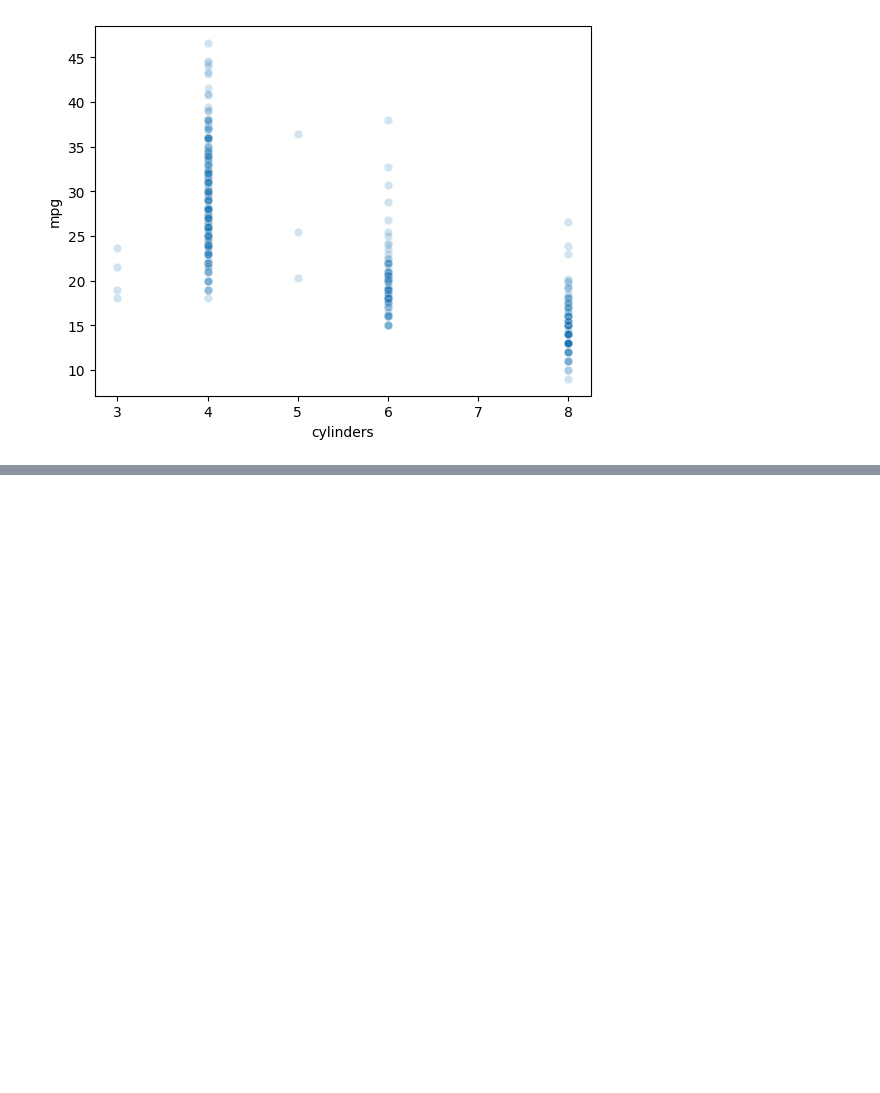
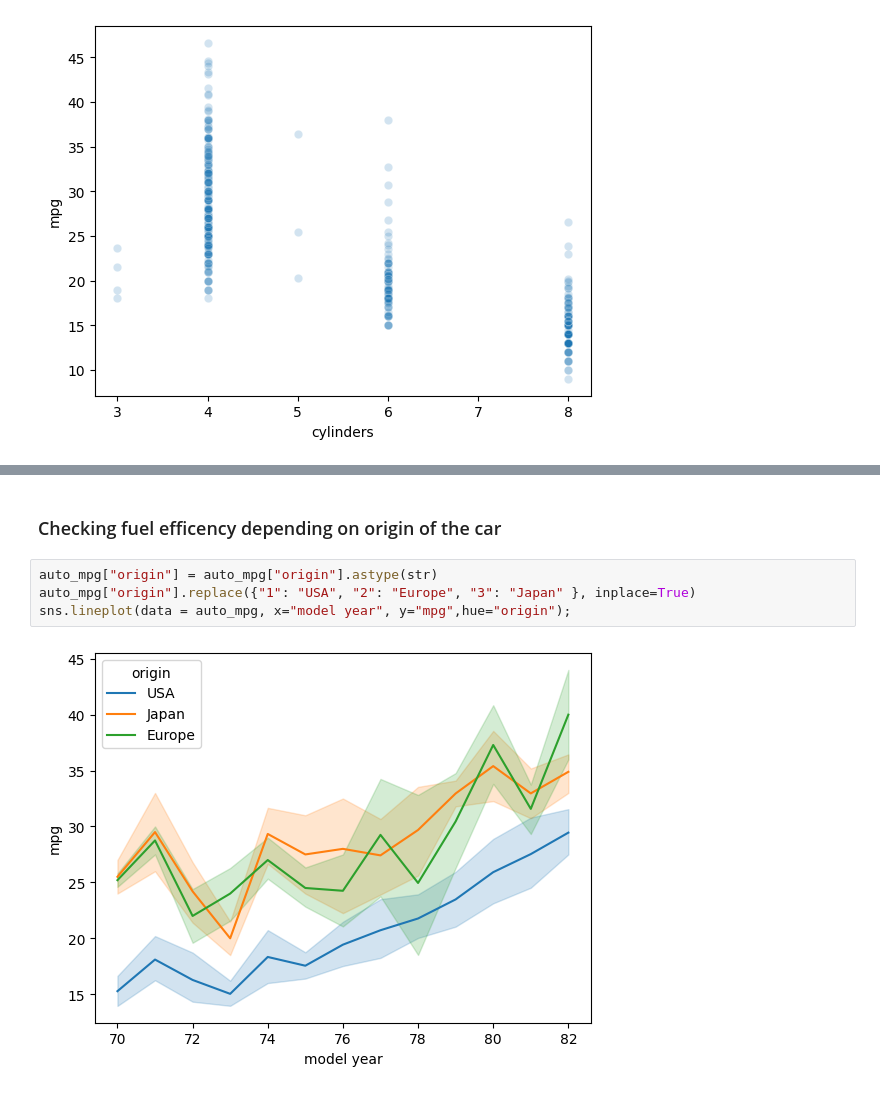
Before and after one commit to smlatic/statistiska-metoder-workfolder, a Jupyter notebook: Homework/lab-cars.ipynb, the cells around one changed output, grey strips where cells are left out. Saved outputs shown, nothing was run; the diff lists cells and outputs as text; blank space fills up the shorter version.

```diff
--- a/Homework/lab-cars.ipynb
+++ b/Homework/lab-cars.ipynb
@@ -123,0 +139,8 @@ My hypoethesis was corect; asian cars had the highest mpg but American cars had
+# %% [markdown]
+### Checking fuel efficency depending on origin of the car
+# %%
+auto_mpg["origin"] = auto_mpg["origin"].astype(str)
+auto_mpg["origin"].replace({"1": "USA", "2": "Europe", "3": "Japan" }, inplace=True)
+sns.lineplot(data = auto_mpg, x="model year", y="mpg",hue="origin");
+# %% [output]
+[figure, added]
```
Also changed, not shown: parts of 18 cells of this notebook, 1 other file.
